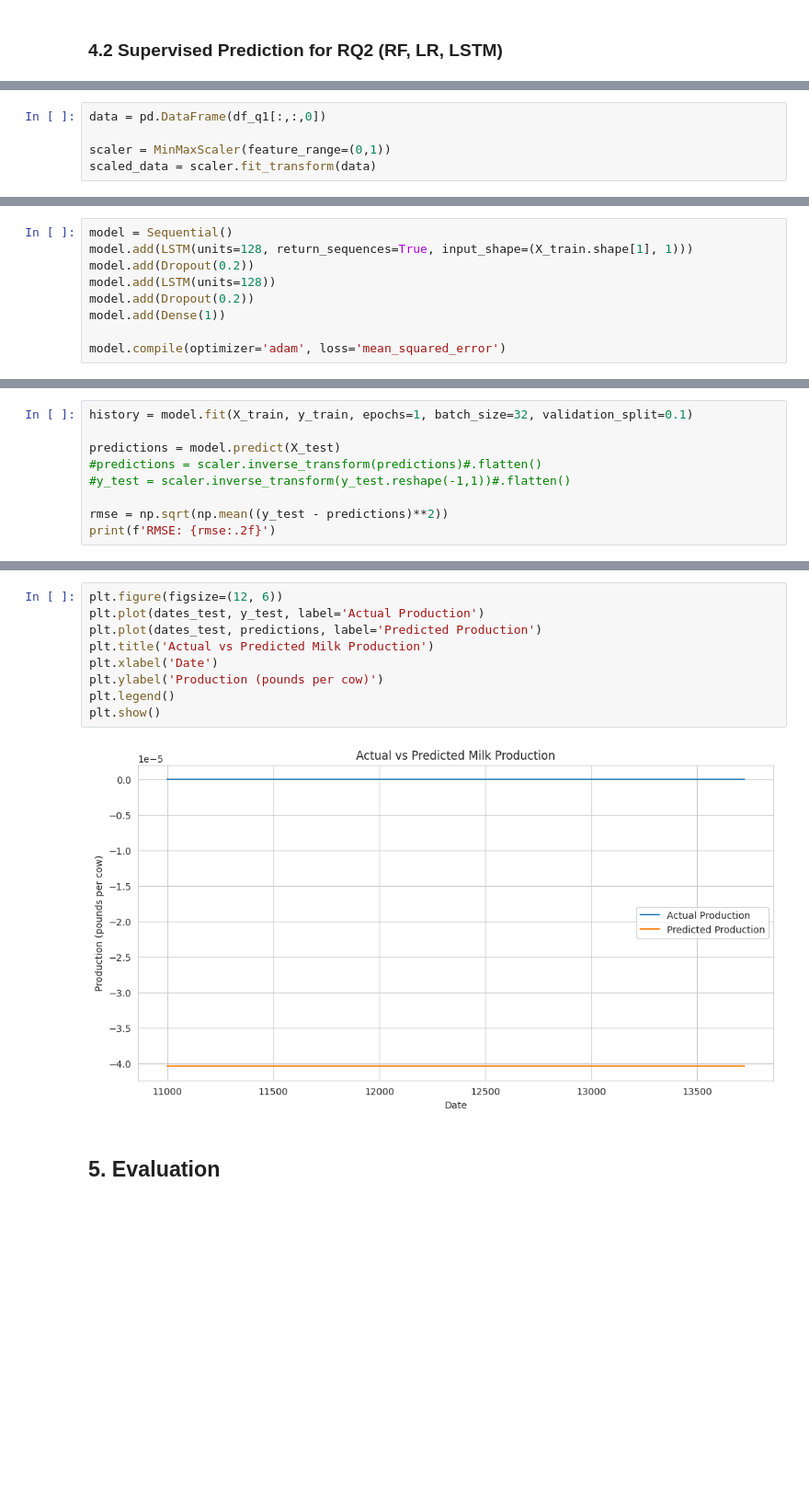
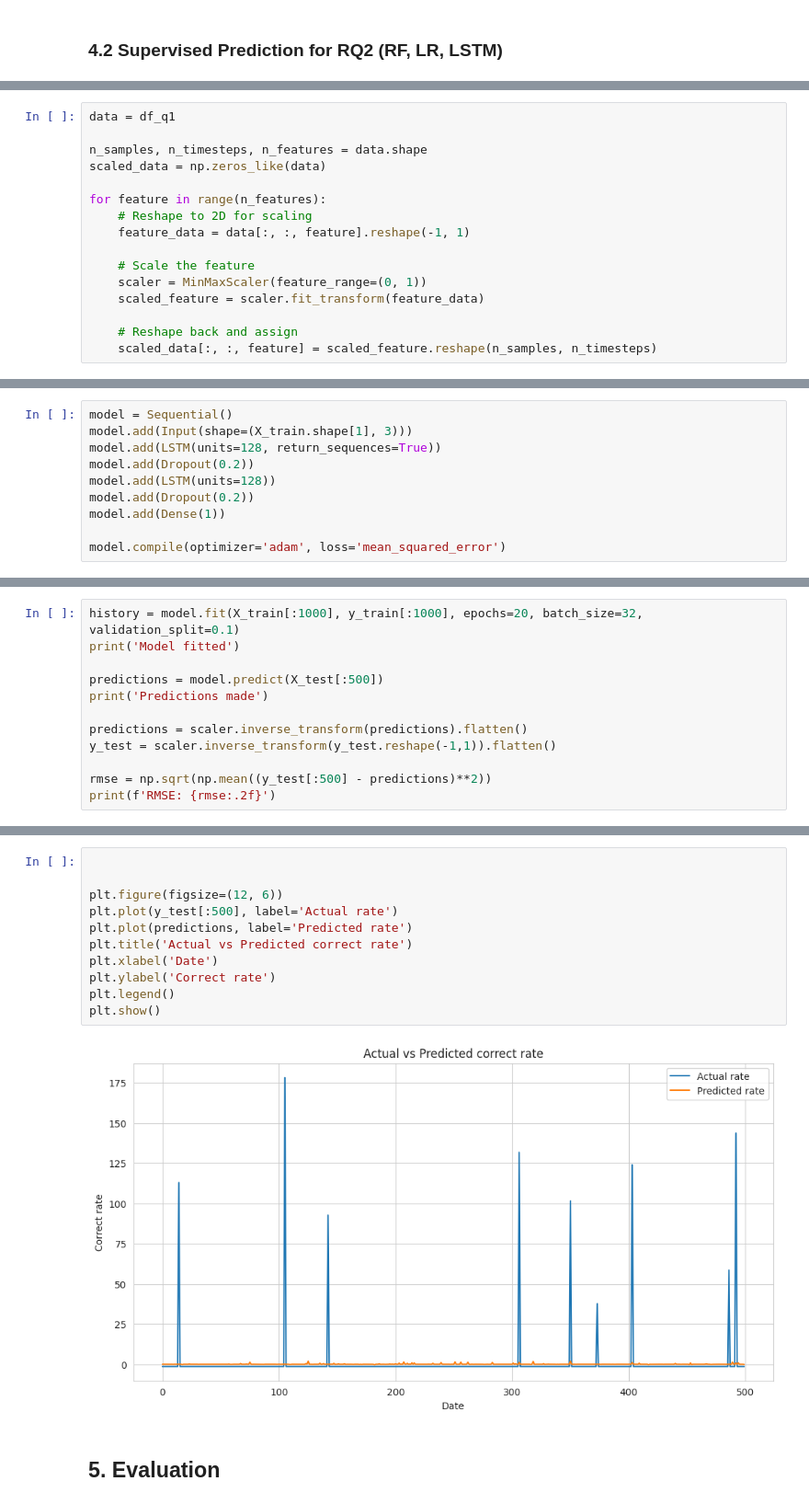
Before and after one commit to linou12/DataWhisperers, a Jupyter notebook: m6_DataWhisperers.ipynb, the cells around one changed output, grey strips where cells are left out. Shown at 92% size. Cells and saved outputs as stored; diff of their text form; blank space fills up the shorter version.

Commit message:
LSTM better but meh (working but meh)

```diff
--- a/m6_DataWhisperers.ipynb
+++ b/m6_DataWhisperers.ipynb
@@ -691,5 +688,16 @@ from keras.layers import LSTM, Dense, Dropout
 # %%
-data = pd.DataFrame(df_q1[:,:,0])
+data = df_q1
 
-scaler = MinMaxScaler(feature_range=(0,1))
-scaled_data = scaler.fit_transform(data)
+n_samples, n_timesteps, n_features = data.shape
+scaled_data = np.zeros_like(data)
+
+for feature in range(n_features):
+    # Reshape to 2D for scaling
+    feature_data = data[:, :, feature].reshape(-1, 1)
+
+    # Scale the feature
+    scaler = MinMaxScaler(feature_range=(0, 1))
+    scaled_feature = scaler.fit_transform(feature_data)
+
+    # Reshape back and assign
+    scaled_data[:, :, feature] = scaled_feature.reshape(n_samples, n_timesteps)
@@ -719,6 +740,7 @@ array([0., 0., 0., ..., 0., 0., 0.], shape=(10906,))
 # %%
 model = Sequential()
-model.add(LSTM(units=128, return_sequences=True, input_shape=(X_train.shape[1], 1)))
+model.add(Input(shape=(X_train.shape[1], 3)))
+model.add(LSTM(units=128, return_sequences=True))
 model.add(Dropout(0.2))
 model.add(LSTM(units=128))
 model.add(Dropout(0.2))
@@ -728,10 +756,13 @@ model.compile(optimizer='adam', loss='mean_squared_error')
 # %%
-history = model.fit(X_train, y_train, epochs=1, batch_size=32, validation_split=0.1)
+history = model.fit(X_train[:1000], y_train[:1000], epochs=20, batch_size=32, validation_split=0.1)
+print('Model fitted')
 
-predictions = model.predict(X_test)
-#predictions = scaler.inverse_transform(predictions)#.flatten()
-#y_test = scaler.inverse_transform(y_test.reshape(-1,1))#.flatten()
+predictions = model.predict(X_test[:500])
+print('Predictions made')
 
-rmse = np.sqrt(np.mean((y_test - predictions)**2))
+predictions = scaler.inverse_transform(predictions).flatten()
+y_test = scaler.inverse_transform(y_test.reshape(-1,1)).flatten()
+
+rmse = np.sqrt(np.mean((y_test[:500] - predictions)**2))
 print(f'RMSE: {rmse:.2f}')
 # %% [output]
@@ -751,14 +814,16 @@ array([[0.00400305],
 # %%
+
+
 plt.figure(figsize=(12, 6))
-plt.plot(dates_test, y_test, label='Actual Production')
-plt.plot(dates_test, predictions, label='Predicted Production')
-plt.title('Actual vs Predicted Milk Production')
+plt.plot(y_test[:500], label='Actual rate')
+plt.plot(predictions, label='Predicted rate')
+plt.title('Actual vs Predicted correct rate')
 plt.xlabel('Date')
-plt.ylabel('Production (pounds per cow)')
+plt.ylabel('Correct rate')
 plt.legend()
 plt.show()
 # %% [output]
-[figure, old version]
+[figure, new version]
 # %% [markdown]
 ## 5. Evaluation
 # %% [markdown]
```
Also changed, not shown: parts of 11 cells of this notebook.
